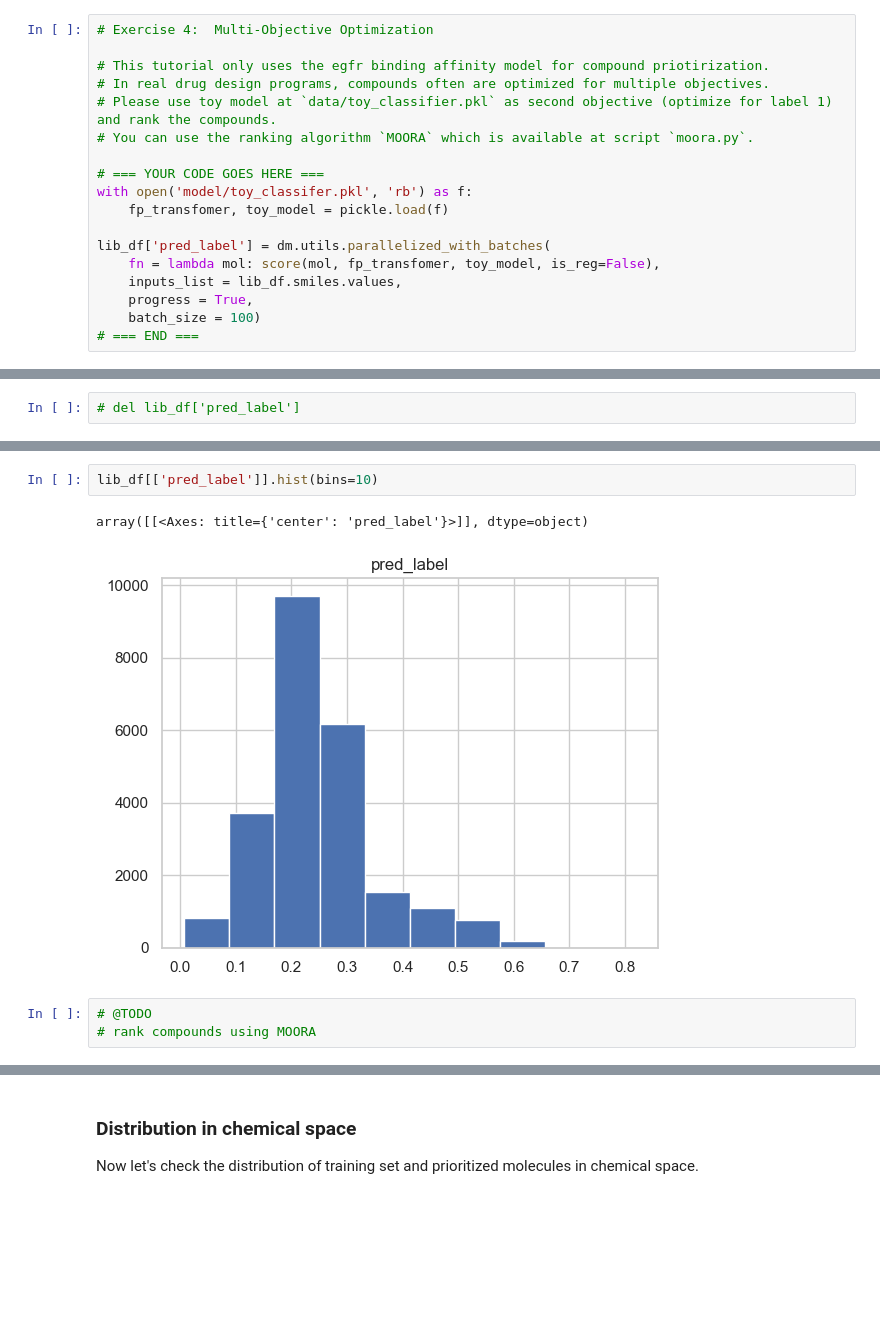
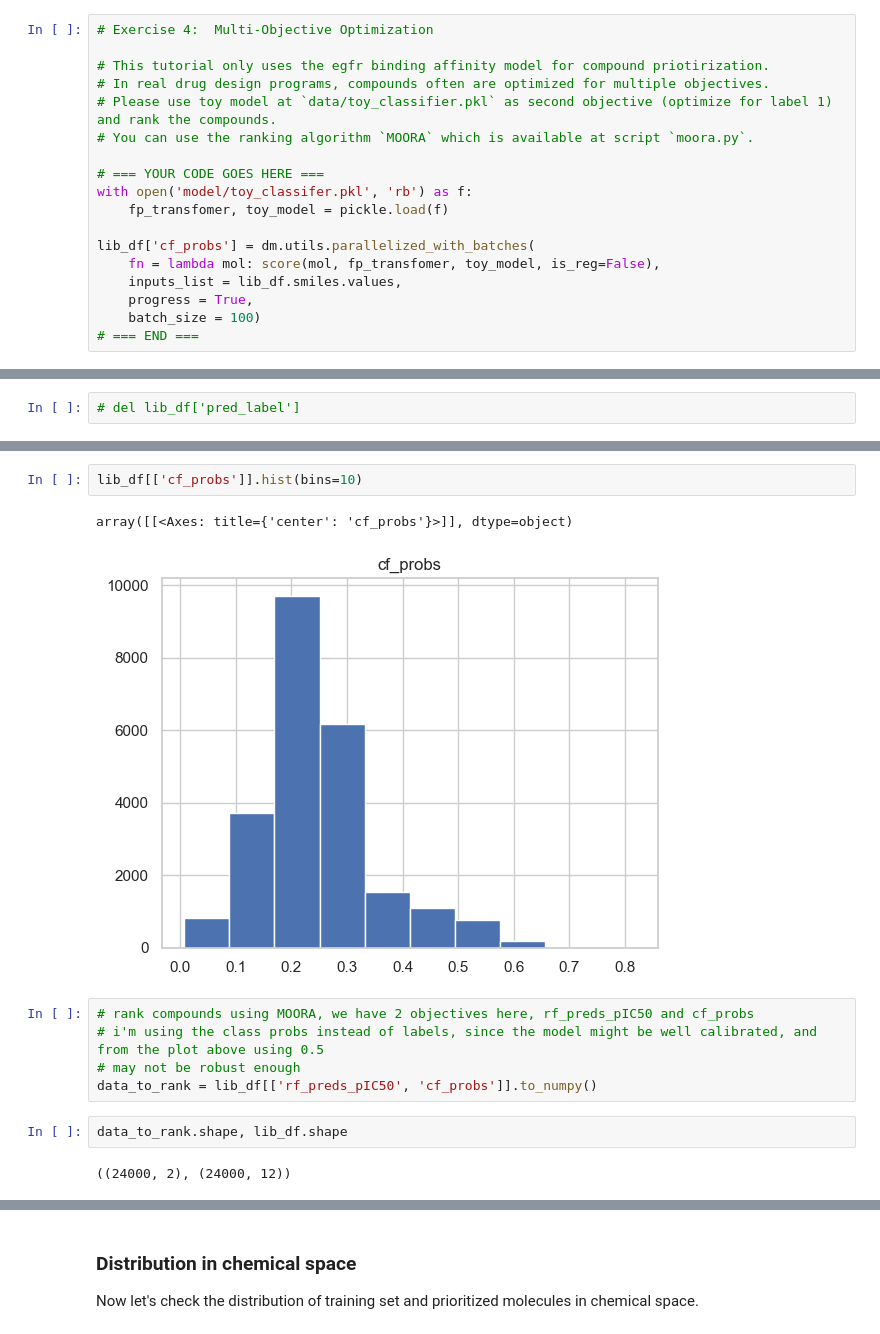
Before and after one commit to walexi/mtl_summer_school_2024, a Jupyter notebook: Lab1/01_lab1_code.ipynb, the cells around one changed output, grey strips where cells are left out. Drawn from its saved outputs; the diff is of its cells as text; blank space fills up the shorter version.

```diff
--- a/Lab1/01_lab1_code.ipynb
+++ b/Lab1/01_lab1_code.ipynb
@@ -1001,7 +992,7 @@ Number of compounds having predicted pIC50 greater than 7:  711
 with open('model/toy_classifer.pkl', 'rb') as f:
     fp_transfomer, toy_model = pickle.load(f)
 
-lib_df['pred_label'] = dm.utils.parallelized_with_batches(
+lib_df['cf_probs'] = dm.utils.parallelized_with_batches(
     fn = lambda mol: score(mol, fp_transfomer, toy_model, is_reg=False),
     inputs_list = lib_df.smiles.values,
     progress = True,
@@ -1027,10 +1010,16 @@ lib_df.head()
 | 3 | Cc1csc(Nc2ccccc2)n1 | <rdkit.Chem.rdchem.Mol object at ... | Z48853893 | 1252574-R-230 | C05 | 190.265 | 3.511 | 1 | 24.92 | 2 | ... |
 | 4 | NC(=O)CSc1nc(N)nc(N)n1 | <rdkit.Chem.rdchem.Mol object at ... | Z17559442 | 1252574-R-156 | B08 | 200.222 | -1.545 | 3 | 133.80 | 3 | ... |
 # %%
-lib_df[['pred_label']].hist(bins=10)
+lib_df[['cf_probs']].hist(bins=10)
 # %% [output]
-array([[<Axes: title={'center': 'pred_label'}>]], dtype=object)
+array([[<Axes: title={'center': 'cf_probs'}>]], dtype=object)
-[figure, old version]
+[figure, new version]
-# %%
-# @TODO
-# rank compounds using MOORA
+# %%
+# rank compounds using MOORA, we have 2 objectives here, rf_preds_pIC50 and cf_probs
+# i'm using the class probs instead of labels, since the model might be well calibrated, and from the plot above using 0.5
+# may not be robust enough
+data_to_rank = lib_df[['rf_preds_pIC50', 'cf_probs']].to_numpy()
+# %%
+data_to_rank.shape, lib_df.shape
+# %% [output]
+((24000, 2), (24000, 12))
```
Also changed, not shown: parts of 28 cells of this notebook, 1 other file.
